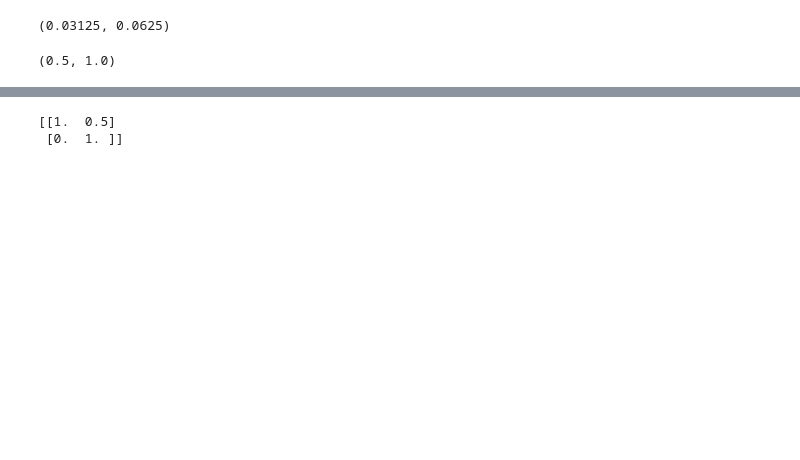
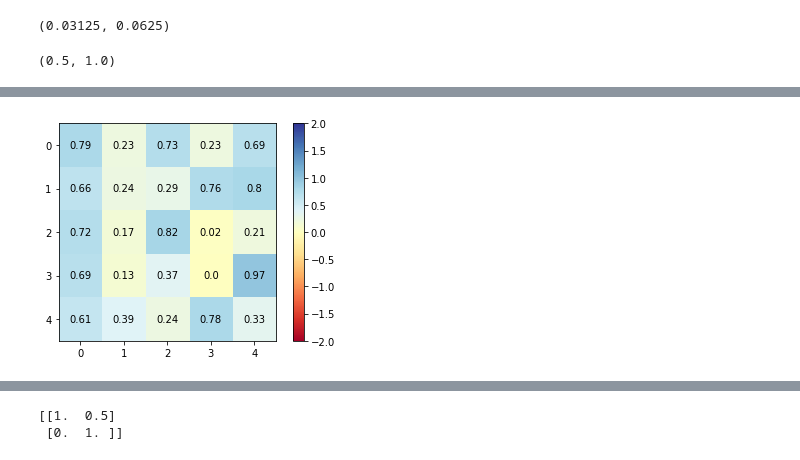
Before and after one commit to Victorlouisdg/simulators, a Jupyter notebook: fluid_2d.ipynb, the cells around one changed output, grey strips where cells are left out. Cells and saved outputs as stored; diff of their text form; code cells hidden in the pictures; blank space fills up the shorter version.

```diff
--- a/fluid_2d.ipynb
+++ b/fluid_2d.ipynb
@@ -28,0 +51,14 @@ get_float_cell_index(1/2 * cell_size, cell_size)
+# %%
+d = 5
+random_grid = np.random.random((d, d))
+
+plt.imshow(random_grid, cmap="RdYlBu", vmin=-2, vmax=2)
+plt.colorbar();
+
+ax = plt.gca()
+
+for i in range(d):
+    for j in range(d):
+        text = plt.text(j, i, np.round(random_grid[i, j], 2),ha="center", va="center")
+# %% [output]
+[figure, added]
```
Also changed, not shown: parts of 10 cells of this notebook.
